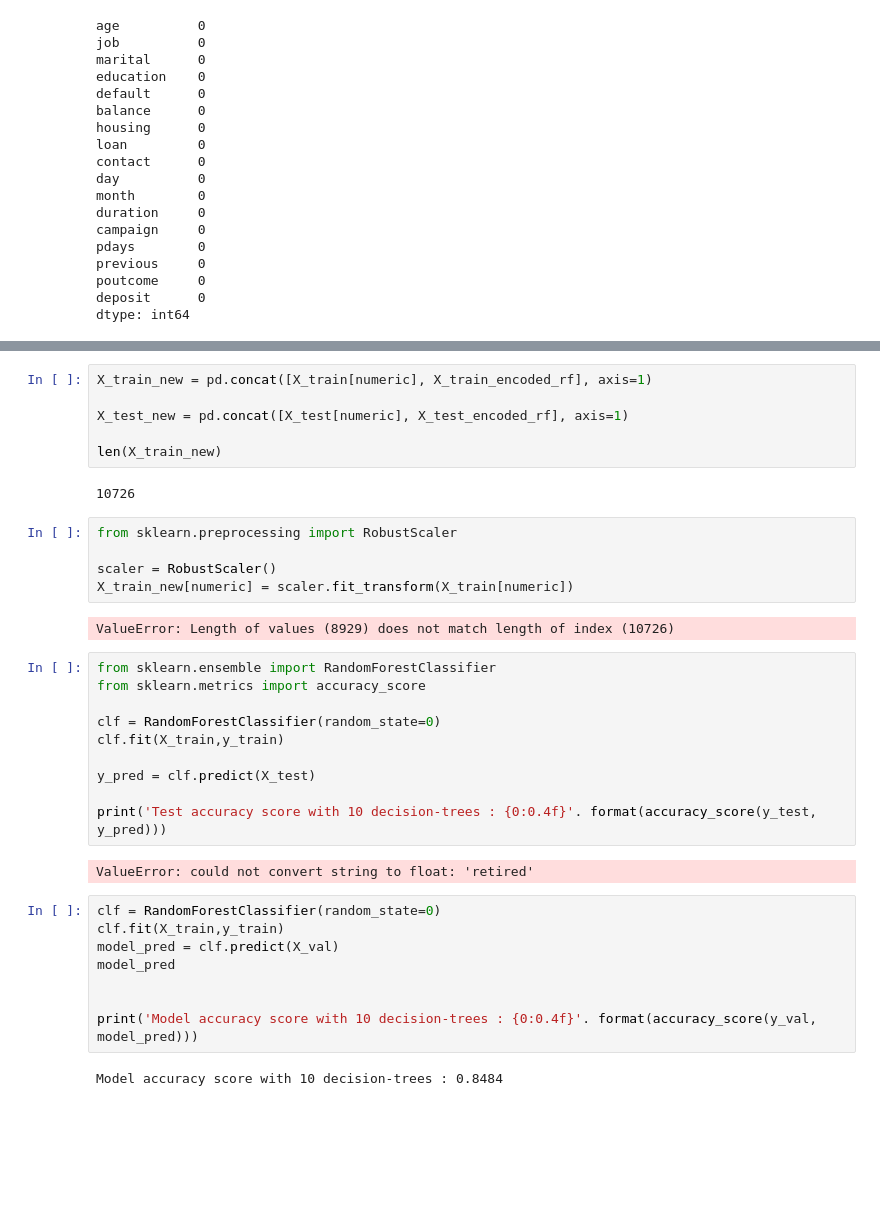
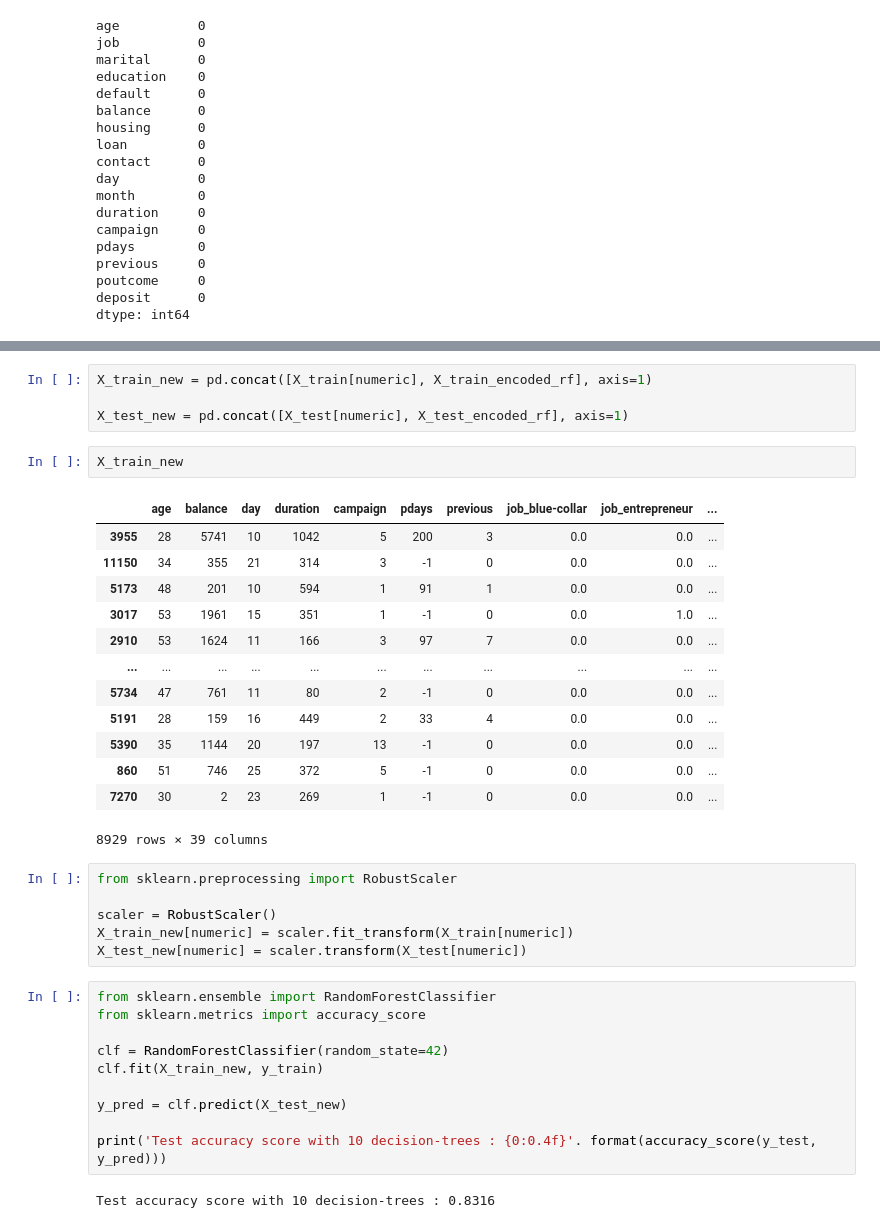
Before and after one commit to HuiseongK/Bank, a Jupyter notebook: bank_model.ipynb, the cells around one changed output, grey strips where cells are left out. Saved outputs shown, nothing was run; the diff lists cells and outputs as text; blank space fills up the shorter version.

```diff
--- a/bank_model.ipynb
+++ b/bank_model.ipynb
@@ -203,36 +223,37 @@ X_train_encoded_rf
 X_train_new = pd.concat([X_train[numeric], X_train_encoded_rf], axis=1)
 
 X_test_new = pd.concat([X_test[numeric], X_test_encoded_rf], axis=1)
-
-len(X_train_new)
-# %% [output]
-10726
+# %%
+X_train_new
+# %% [output]
+|  | age | balance | day | duration | campaign | pdays | previous | job_blue-collar | job_entrepreneur | ... |
+| 3955 | 28 | 5741 | 10 | 1042 | 5 | 200 | 3 | 0.0 | 0.0 | ... |
+| 11150 | 34 | 355 | 21 | 314 | 3 | -1 | 0 | 0.0 | 0.0 | ... |
+| 5173 | 48 | 201 | 10 | 594 | 1 | 91 | 1 | 0.0 | 0.0 | ... |
+| 3017 | 53 | 1961 | 15 | 351 | 1 | -1 | 0 | 0.0 | 1.0 | ... |
+| 2910 | 53 | 1624 | 11 | 166 | 3 | 97 | 7 | 0.0 | 0.0 | ... |
+| ... | ... | ... | ... | ... | ... | ... | ... | ... | ... | ... |
+| 5734 | 47 | 761 | 11 | 80 | 2 | -1 | 0 | 0.0 | 0.0 | ... |
+| 5191 | 28 | 159 | 16 | 449 | 2 | 33 | 4 | 0.0 | 0.0 | ... |
+| 5390 | 35 | 1144 | 20 | 197 | 13 | -1 | 0 | 0.0 | 0.0 | ... |
+| 860 | 51 | 746 | 25 | 372 | 5 | -1 | 0 | 0.0 | 0.0 | ... |
+| 7270 | 30 | 2 | 23 | 269 | 1 | -1 | 0 | 0.0 | 0.0 | ... |
+8929 rows × 39 columns
 # %%
 from sklearn.preprocessing import RobustScaler
 
 scaler = RobustScaler()
 X_train_new[numeric] = scaler.fit_transform(X_train[numeric])
+X_test_new[numeric] = scaler.transform(X_test[numeric])
-# %% [output]
-ValueError: Length of values (8929) does not match length of index (10726)
 # %%
 from sklearn.ensemble import RandomForestClassifier
 from sklearn.metrics import accuracy_score
 
-clf = RandomForestClassifier(random_state=0)
-clf.fit(X_train,y_train)
+clf = RandomForestClassifier(random_state=42)
+clf.fit(X_train_new, y_train)
 
-y_pred = clf.predict(X_test)
+y_pred = clf.predict(X_test_new)
 
 print('Test accuracy score with 10 decision-trees : {0:0.4f}'. format(accuracy_score(y_test, y_pred)))
 # %% [output]
-ValueError: could not convert string to float: 'retired'
+Test accuracy score with 10 decision-trees : 0.8316
-# %%
-clf = RandomForestClassifier(random_state=0)
-clf.fit(X_train,y_train)
-model_pred = clf.predict(X_val)
-model_pred
-
-
-print('Model accuracy score with 10 decision-trees : {0:0.4f}'. format(accuracy_score(y_val, model_pred)))
-# %% [output]
-Model accuracy score with 10 decision-trees : 0.8484
```
Also changed, not shown: parts of 9 cells of this notebook.
